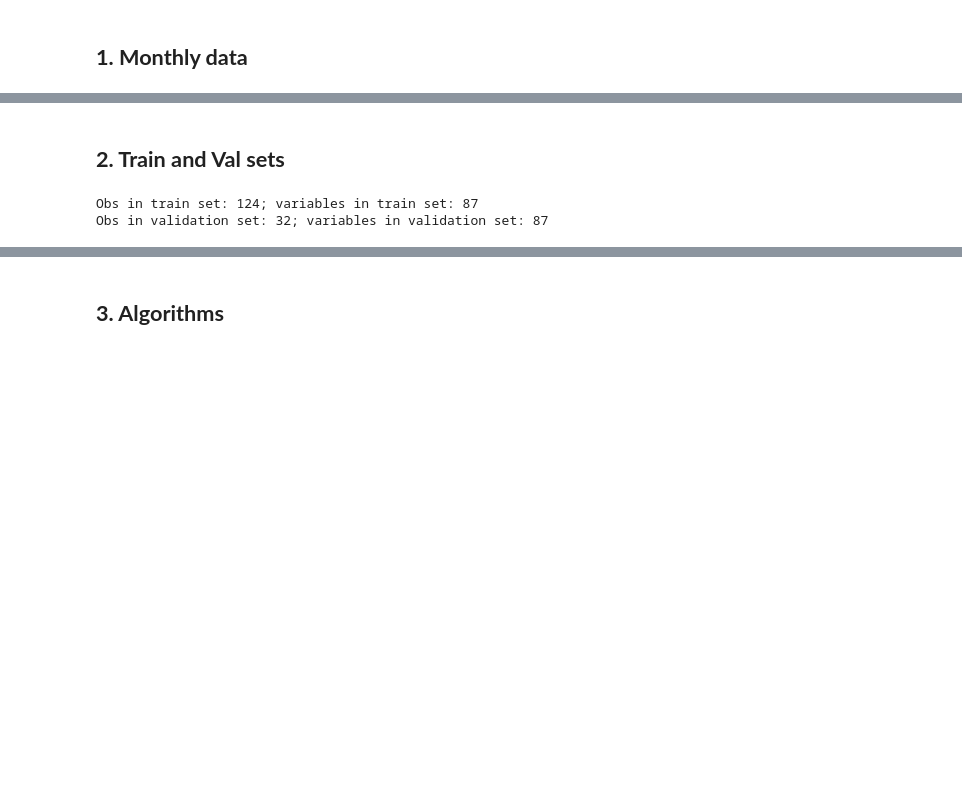
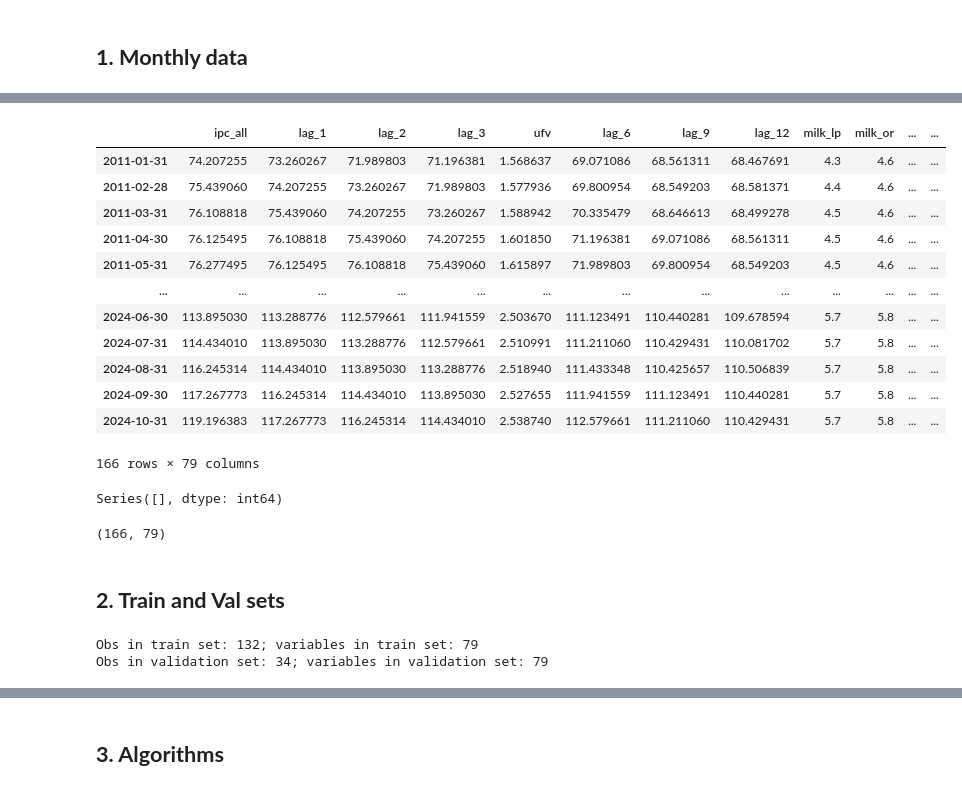
Before and after one commit to osmarbolivar/High-Freq-Inflation-Forecast-2SML, a Jupyter notebook: Cross-validation ML algorithms.ipynb, the cells around one changed output, grey strips where cells are left out. Saved outputs shown, nothing was run; the diff lists cells and outputs as text; code cells hidden in the pictures; blank space fills up the shorter version.

```diff
--- a/Cross-validation ML algorithms.ipynb
+++ b/Cross-validation ML algorithms.ipynb
@@ -246,0 +14,3 @@ df = df[predictors1]
+# %%
+raw = pd.read_csv("./Data/CORR_DATASET.csv", index_col=0)
+raw.info()
@@ -247,12 +35,40 @@ df = df[predictors1]
+# %%
+df = raw.copy().query('freq == "month"')
+df.drop(columns=["freq"], inplace=True)
+df
+# %% [output]
+|  | ipc_all | lag_1 | lag_2 | lag_3 | ufv | lag_6 | lag_9 | lag_12 | milk_lp | milk_or | ... | ... |
+| 2011-01-31 | 74.207255 | 73.260267 | 71.989803 | 71.196381 | 1.568637 | 69.071086 | 68.561311 | 68.467691 | 4.3 | 4.6 | ... | ... |
+| 2011-02-28 | 75.439060 | 74.207255 | 73.260267 | 71.989803 | 1.577936 | 69.800954 | 68.549203 | 68.581371 | 4.4 | 4.6 | ... | ... |
+| 2011-03-31 | 76.108818 | 75.439060 | 74.207255 | 73.260267 | 1.588942 | 70.335479 | 68.646613 | 68.499278 | 4.5 | 4.6 | ... | ... |
+| 2011-04-30 | 76.125495 | 76.108818 | 75.439060 | 74.207255 | 1.601850 | 71.196381 | 69.071086 | 68.561311 | 4.5 | 4.6 | ... | ... |
+| 2011-05-31 | 76.277495 | 76.125495 | 76.108818 | 75.439060 | 1.615897 | 71.989803 | 69.800954 | 68.549203 | 4.5 | 4.6 | ... | ... |
+| ... | ... | ... | ... | ... | ... | ... | ... | ... | ... | ... | ... | ... |
+| 2024-06-30 | 113.895030 | 113.288776 | 112.579661 | 111.941559 | 2.503670 | 111.123491 | 110.440281 | 109.678594 | 5.7 | 5.8 | ... | ... |
+| 2024-07-31 | 114.434010 | 113.895030 | 113.288776 | 112.579661 | 2.510991 | 111.211060 | 110.429431 | 110.081702 | 5.7 | 5.8 | ... | ... |
+| 2024-08-31 | 116.245314 | 114.434010 | 113.895030 | 113.288776 | 2.518940 | 111.433348 | 110.425657 | 110.506839 | 5.7 | 5.8 | ... | ... |
+| 2024-09-30 | 117.267773 | 116.245314 | 114.434010 | 113.895030 | 2.527655 | 111.941559 | 111.123491 | 110.440281 | 5.7 | 5.8 | ... | ... |
+| 2024-10-31 | 119.196383 | 117.267773 | 116.245314 | 114.434010 | 2.538740 | 112.579661 | 111.211060 | 110.429431 | 5.7 | 5.8 | ... | ... |
+166 rows × 79 columns
+# %%
+isna = df.isna().sum()
+isna[isna > 0]
+# %% [output]
+Series([], dtype: int64)
+# %%
+df.shape
+# %% [output]
+(166, 79)
 # %% [markdown]
 ## **2. Train and Val sets**
 # %%
 from sklearn.model_selection import train_test_split
 from sklearn.preprocessing import StandardScaler
 # %%
-train, validation = train_test_split(df, test_size=0.2, random_state=42)
+train_size = int(len(df) * 0.8)
+train, validation = df[:train_size], df[train_size:]
 print(f'Obs in train set: {train.shape[0]}; variables in train set: {train.shape[1]}')
 print(f'Obs in validation set: {validation.shape[0]}; variables in validation set: {validation.shape[1]}')
 # %% [output]
-Obs in train set: 124; variables in train set: 87
-Obs in validation set: 32; variables in validation set: 87
+Obs in train set: 132; variables in train set: 79
+Obs in validation set: 34; variables in validation set: 79
```
Also changed, not shown: parts of 36 cells of this notebook, 6 other files.
